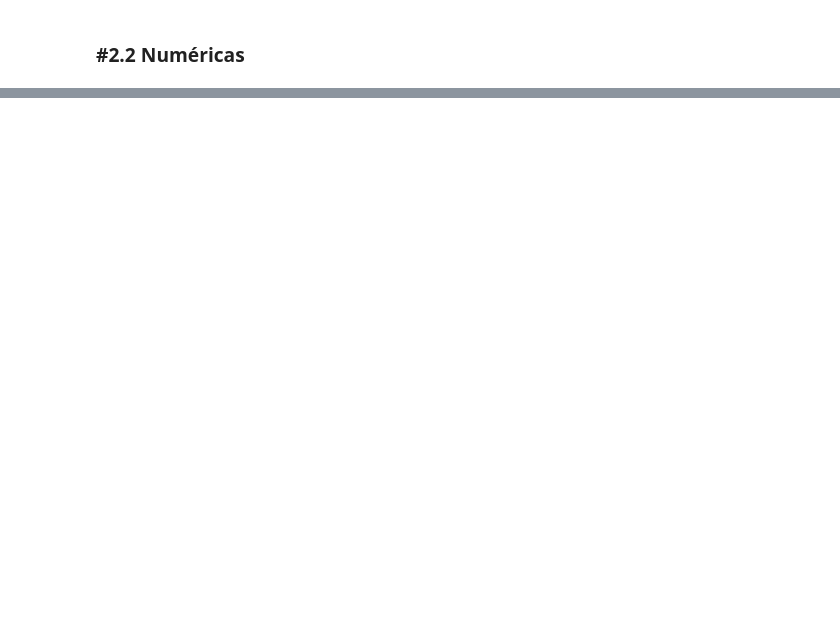
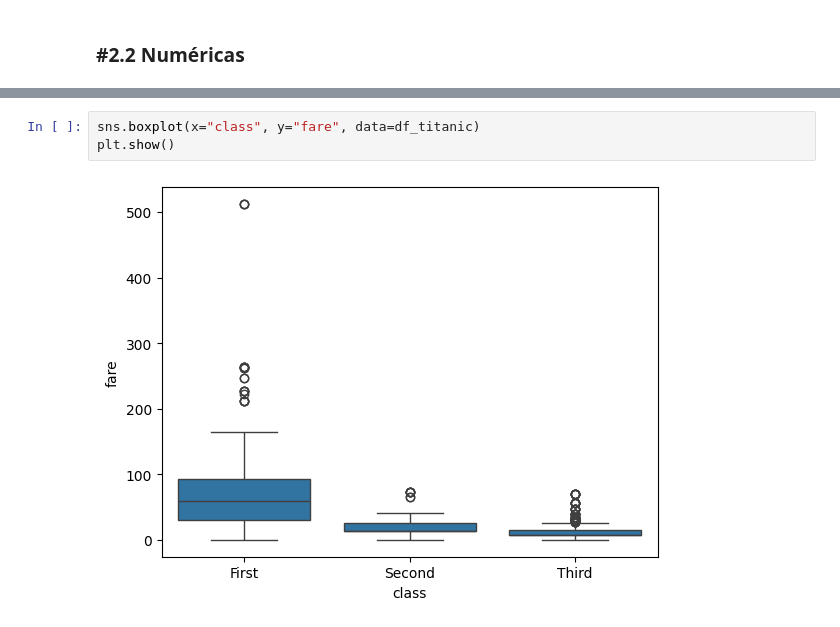
Before and after one commit to willwalker7/DS-Online-willwalker7, a Jupyter notebook: 03_Data_Analysis/Sprint_07/Unidad_01_Estadistica_Descriptiva_Univariante/03_Practica_Obligatoria/18_Practica_Obligatoria_Univariante.ipynb, the cells around one changed output, grey strips where cells are left out. Saved outputs shown, nothing was run; the diff lists cells and outputs as text; blank space fills up the shorter version.

```diff
--- a/03_Data_Analysis/Sprint_07/Unidad_01_Estadistica_Descriptiva_Univariante/03_Practica_Obligatoria/18_Practica_Obligatoria_Univariante.ipynb
+++ b/03_Data_Analysis/Sprint_07/Unidad_01_Estadistica_Descriptiva_Univariante/03_Practica_Obligatoria/18_Practica_Obligatoria_Univariante.ipynb
@@ -361,0 +487,5 @@ plot_multiple_boxplots(df_titanic,["survived","age","fare"])
+# %%
+sns.boxplot(x="class", y="fare", data=df_titanic)
+plt.show()
+# %% [output]
+[figure, added]
```
Also changed, not shown: parts of 21 cells of this notebook.
